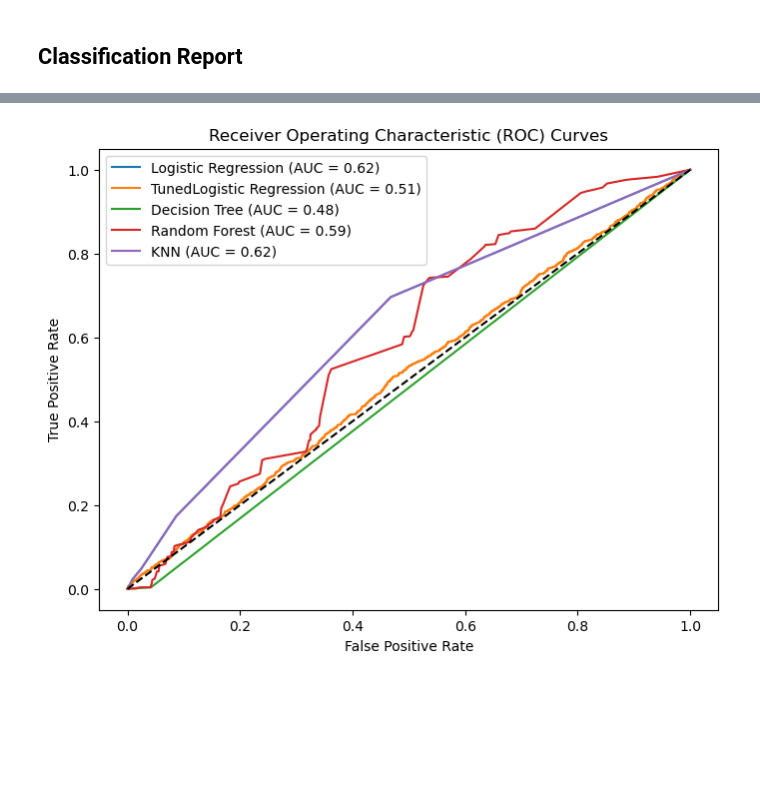
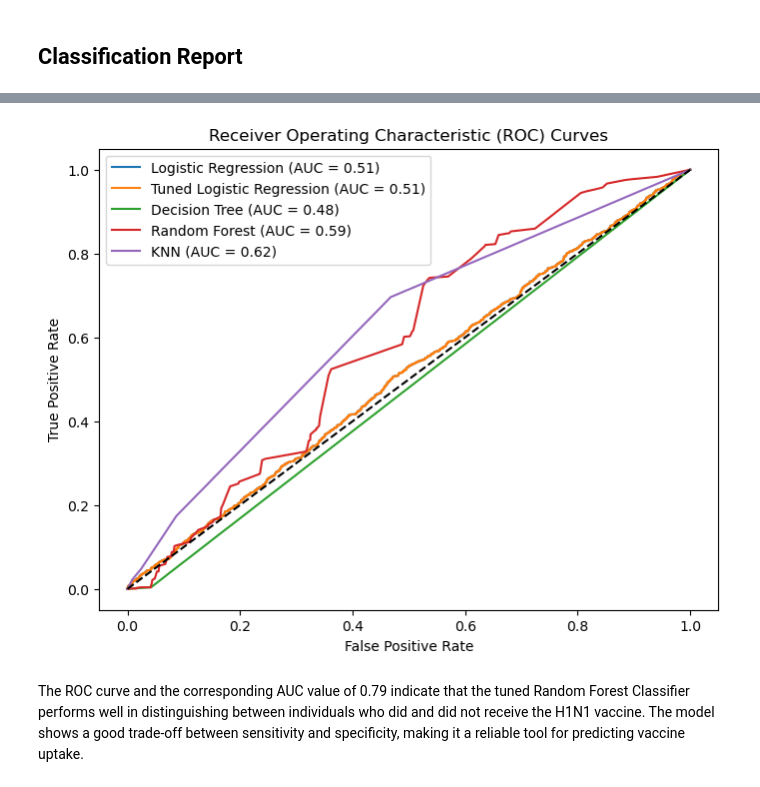
Before and after one commit to Lynn-rose/Forecast-individuals-H1N1-vaccine-uptake., a Jupyter notebook: index.ipynb, the cells around one changed output, grey strips where cells are left out. Drawn from its saved outputs; the diff is of its cells as text; code cells hidden in the pictures; blank space fills up the shorter version.

```diff
--- a/index.ipynb
+++ b/index.ipynb
@@ -657,12 +663,12 @@ The overall accuracy of the Random forest classifier is approximately 80.0%, ind
 # %%
 
 # Create and train the model
-model = KNeighborsClassifier(n_neighbors=5)
-model.fit(X_train_scaled, y_train)
+knn_model = KNeighborsClassifier(n_neighbors=5)
+knn_model.fit(X_train_scaled, y_train)
 
 # Predict on the training and testing sets
-y_train_pred_4 = model.predict(X_train_scaled)
-y_test_pred_4 = model.predict(X_test_scaled)
+y_train_pred_4 = knn_model.predict(X_train_scaled)
+y_test_pred_4 = knn_model.predict(X_test_scaled)
 
 # Calculate training and testing accuracy
 train_accuracy = accuracy_score(y_train, y_train_pred_4)
@@ -789,27 +800,29 @@ generate_classification_report(y_test, y_test_pred)
 # %%
 #drawing ROC curve for the above five models
 
 # Compute ROC curves and AUC scores for each model
-models = [model, logreg_final, dt_clf, rf_classifier, model]
+models = [logreg, logreg_final, dt_clf, rf_classifier, knn_model]
 labels = ['Logistic Regression','Tuned Logistic Regression', 'Decision Tree', 'Random Forest', 'KNN']
 
 plt.figure(figsize=(8, 6))
 
 for model, label in zip(models, labels):
     if hasattr(model, "predict_proba"):
         y_probs = model.predict_proba(X_test)[:, 1]
     else:
         y_probs = model.predict(X_test)
     fpr, tpr, _ = roc_curve(y_test, y_probs)
     auc_score = roc_auc_score(y_test, y_probs)
 
     plt.plot(fpr, tpr, label='{} (AUC = {:.2f})'.format(label, auc_score))
 
 plt.plot([0, 1], [0, 1], 'k--')
 plt.xlabel('False Positive Rate')
 plt.ylabel('True Positive Rate')
 plt.title('Receiver Operating Characteristic (ROC) Curves')
 plt.legend()
 plt.show()
 # %% [output]
-[figure, old version]
+[figure, new version]
+# %% [markdown]
+The ROC curve and the corresponding AUC value of 0.79 indicate that the tuned Random Forest Classifier performs well in distinguishing between individuals who did and did not receive the H1N1 vaccine. The model shows a good trade-off between sensitivity and specificity, making it a reliable tool for predicting vaccine uptake.
```
Also changed, not shown: parts of 12 cells of this notebook.
